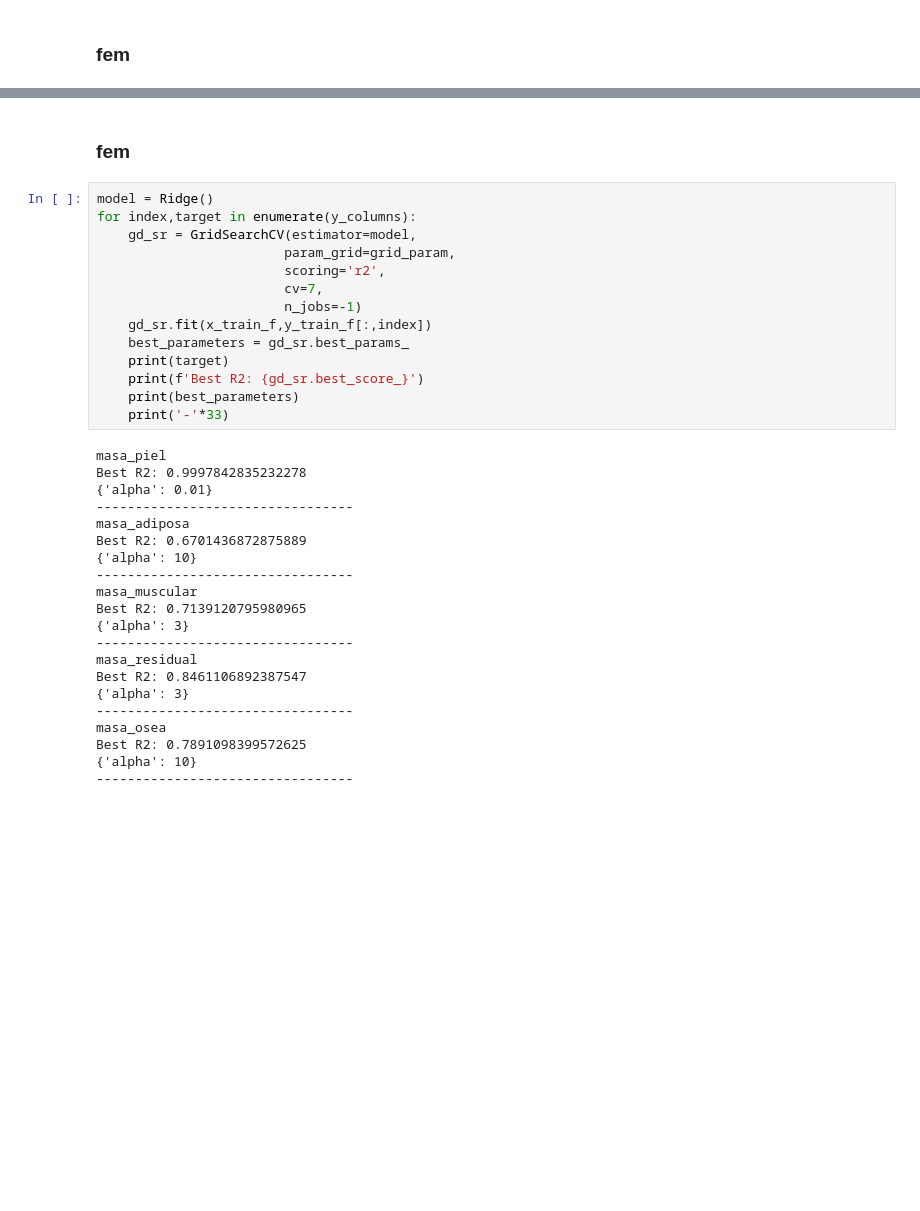
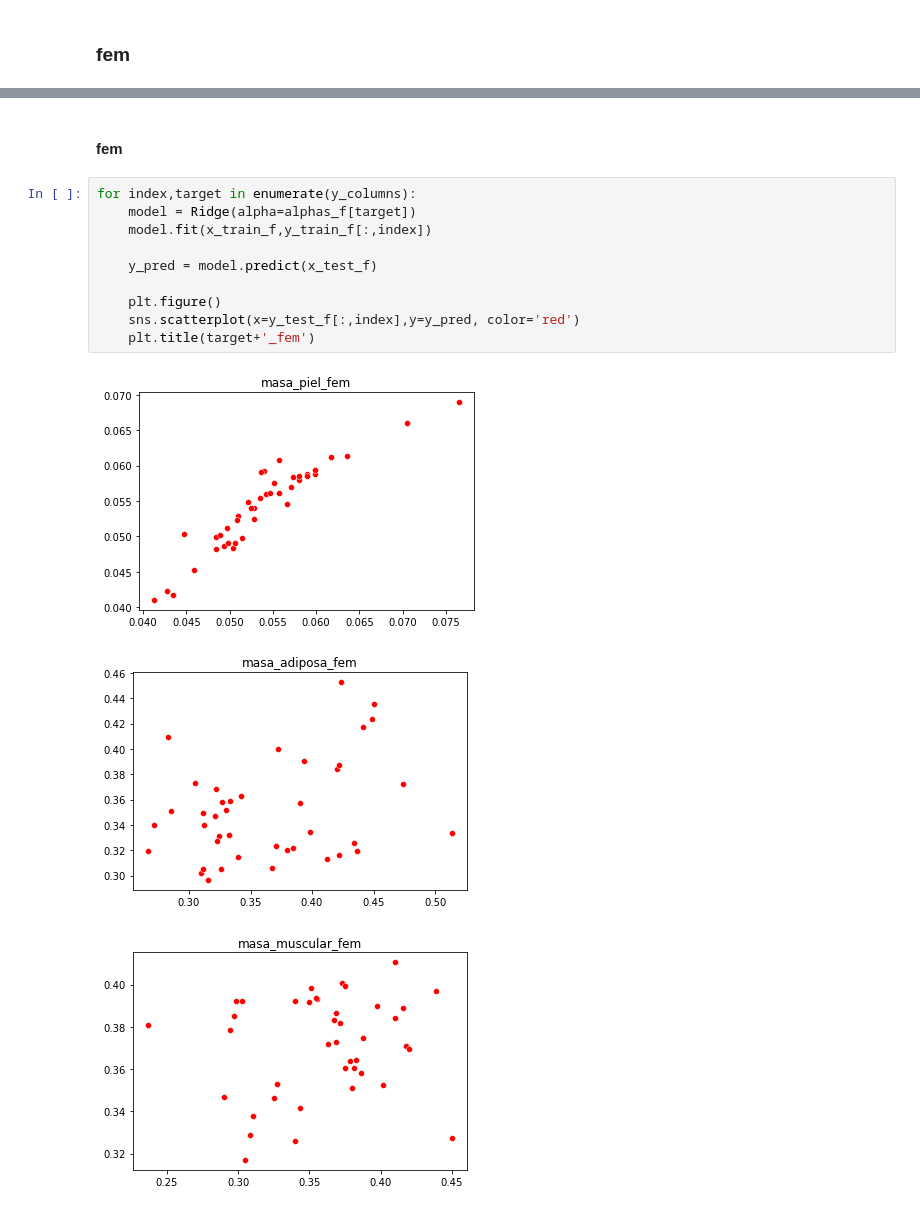
Before and after one commit to giampa-code/antropo, a Jupyter notebook: notebooks/1-models/1.1.2-model_linear_regression.ipynb, the cells around one changed output, grey strips where cells are left out. Cells and saved outputs as stored; diff of their text form; blank space fills up the shorter version.

```diff
--- a/notebooks/1-models/1.1.2-model_linear_regression.ipynb
+++ b/notebooks/1-models/1.1.2-model_linear_regression.ipynb
@@ -263,37 +344,16 @@ Best R2: 0.6953534265539779
 # %% [markdown]
-### fem
+#### fem
-# %%
-model = Ridge()
-for index,target in enumerate(y_columns):
-    gd_sr = GridSearchCV(estimator=model,
-                        param_grid=grid_param,
-                        scoring='r2',
-                        cv=7,
-                        n_jobs=-1)
-    gd_sr.fit(x_train_f,y_train_f[:,index])
-    best_parameters = gd_sr.best_params_
-    print(target)
-    print(f'Best R2: {gd_sr.best_score_}')
-    print(best_parameters)
-    print('-'*33)
-# %% [output]
-masa_piel
-Best R2: 0.9997842835232278
-{'alpha': 0.01}
----------------------------------
-masa_adiposa
-Best R2: 0.6701436872875889
-{'alpha': 10}
----------------------------------
-masa_muscular
-Best R2: 0.7139120795980965
-{'alpha': 3}
----------------------------------
-masa_residual
-Best R2: 0.8461106892387547
-{'alpha': 3}
----------------------------------
-masa_osea
-Best R2: 0.7891098399572625
-{'alpha': 10}
----------------------------------
+# %%
+for index,target in enumerate(y_columns):
+    model = Ridge(alpha=alphas_f[target])
+    model.fit(x_train_f,y_train_f[:,index])
+
+    y_pred = model.predict(x_test_f)
+
+    plt.figure()
+    sns.scatterplot(x=y_test_f[:,index],y=y_pred, color='red')
+    plt.title(target+'_fem')
+# %% [output]
+[figure, added]
+[figure, added]
+[figure, added]
```
Also changed, not shown: parts of 27 cells of this notebook, 10 other files.
